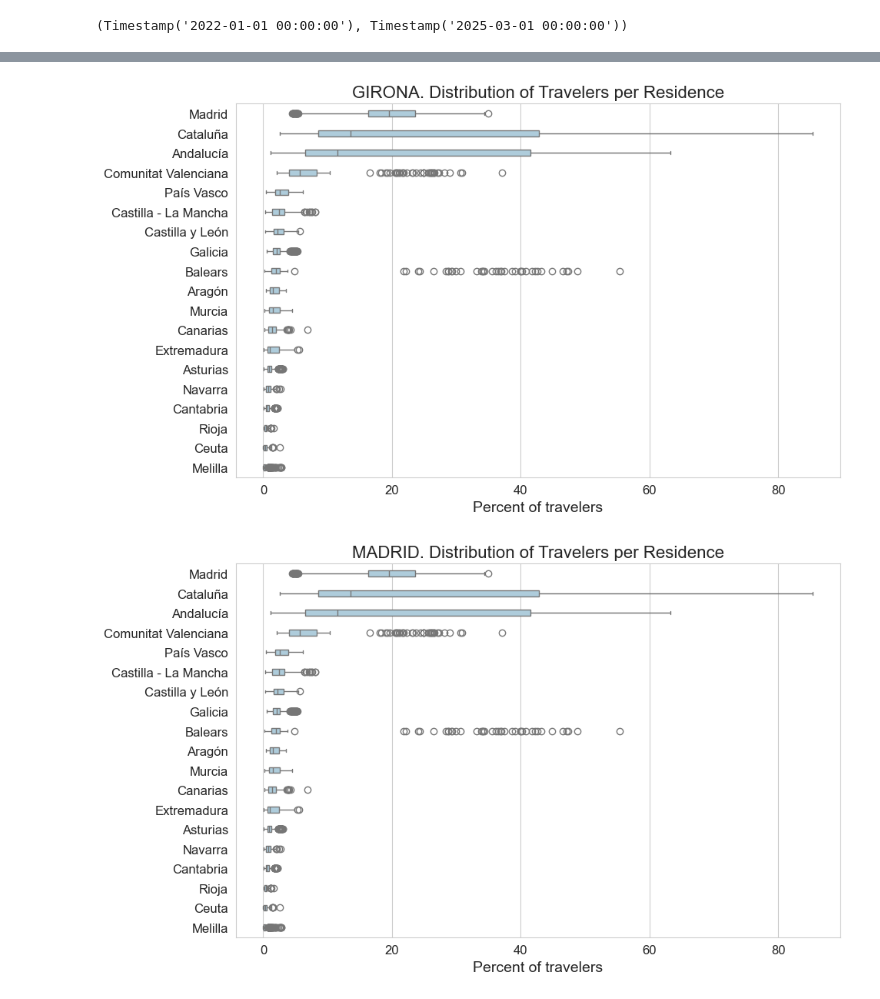
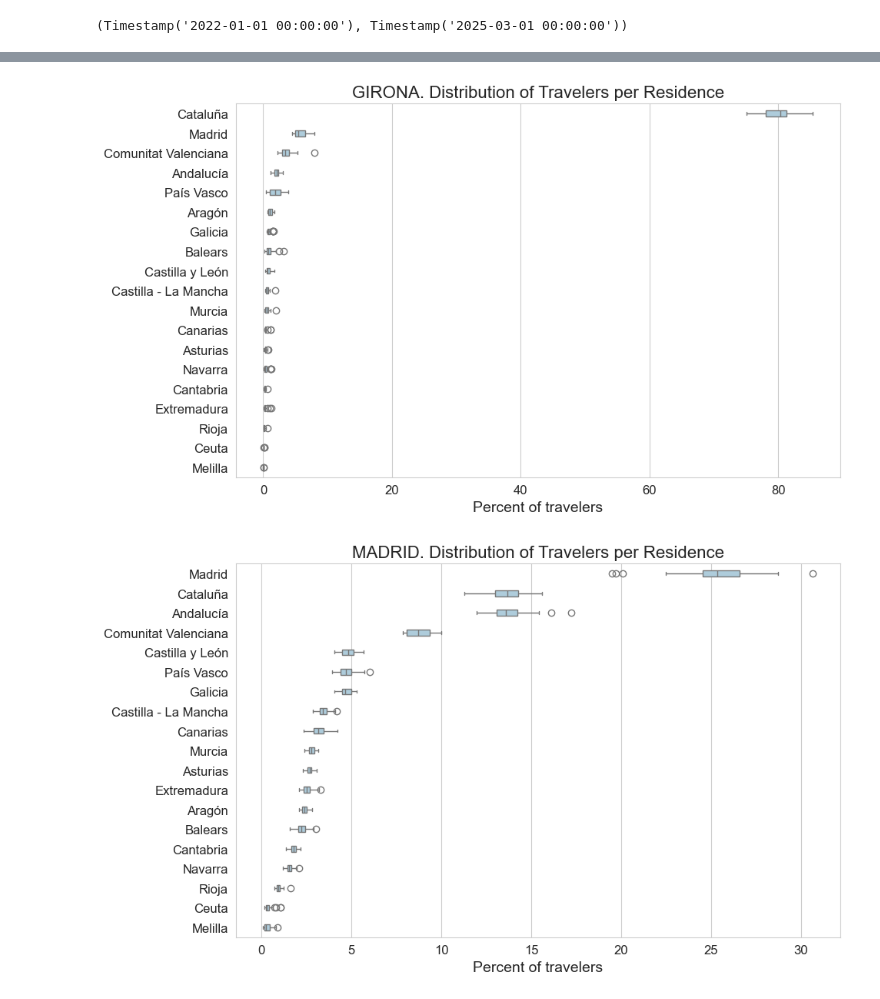
Before and after one commit to luybashu/tourism-accomodations-project, a Jupyter notebook: Scripts/S4_traveler_origin.ipynb, the cells around one changed output, grey strips where cells are left out. Drawn from its saved outputs; the diff is of its cells as text; code cells hidden in the pictures.

```diff
--- a/Scripts/S4_traveler_origin.ipynb
+++ b/Scripts/S4_traveler_origin.ipynb
@@ -396,13 +396,14 @@ df['Periodo'].min(), df['Periodo'].max()
 df['avg_stay'] = df['total_overnight_stays'] / df['total_travelers']
 # %%
 for prov in df['Provincias'].unique():
+    df_prov = df.query('Provincias == @prov')
     # boxplot
     plt.figure(figsize=(10, 6))
-    sns.boxplot(data=df,
+    sns.boxplot(data=df_prov,
                 y='Residencia',
                 x='total_travelers',
                 width=0.3,
-                order=df.groupby('Residencia')['total_travelers'].median().sort_values(ascending=False).index)
+                order=df_prov.groupby('Residencia')['total_travelers'].median().sort_values(ascending=False).index)
 
     plt.xlabel('Percent of travelers')
     plt.ylabel(None)
@@ -415,2 +416,2 @@ for prov in df['Provincias'].unique():
-[figure, old version]
+[figure, new version]
-[figure, old version]
+[figure, new version]
```
Also changed, not shown: parts of 2 cells of this notebook.
